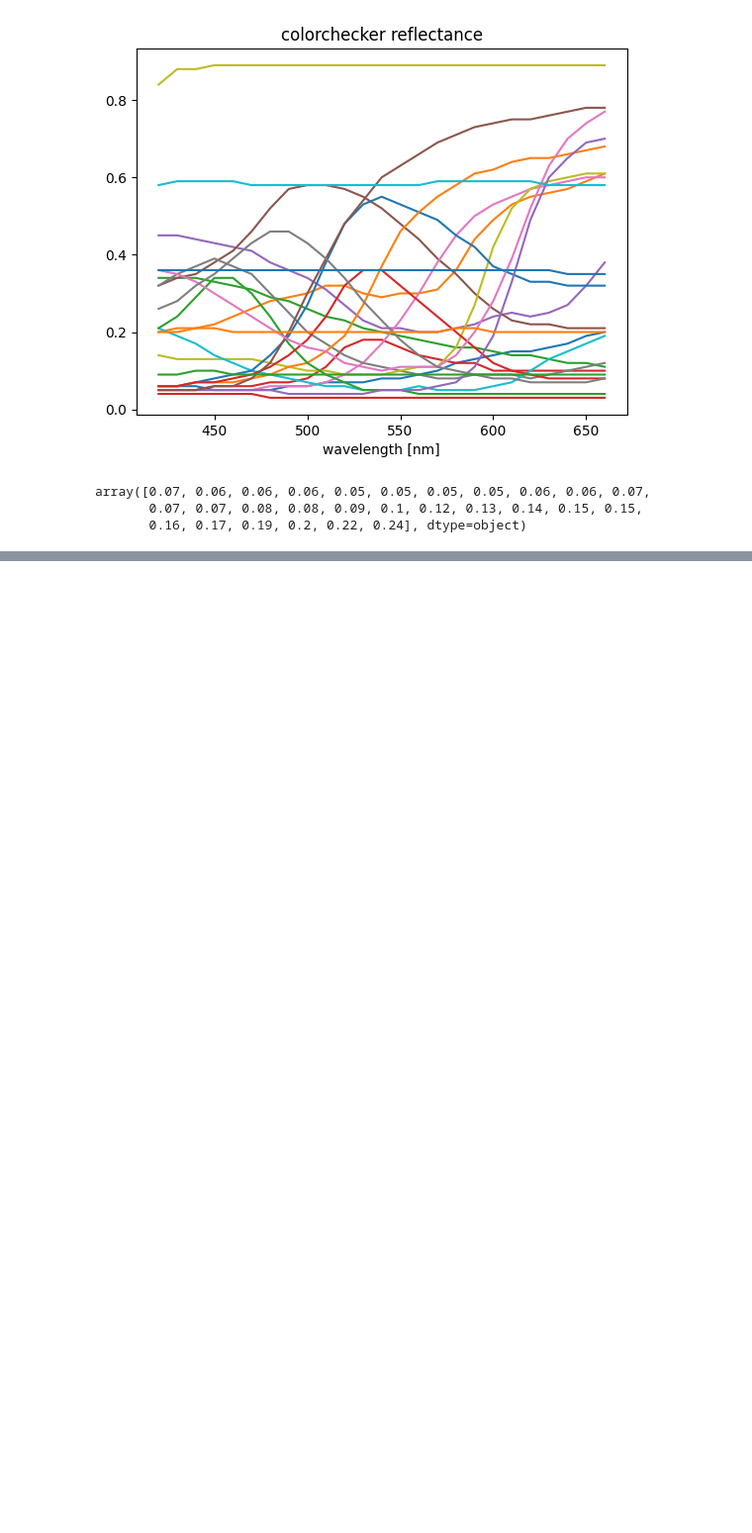
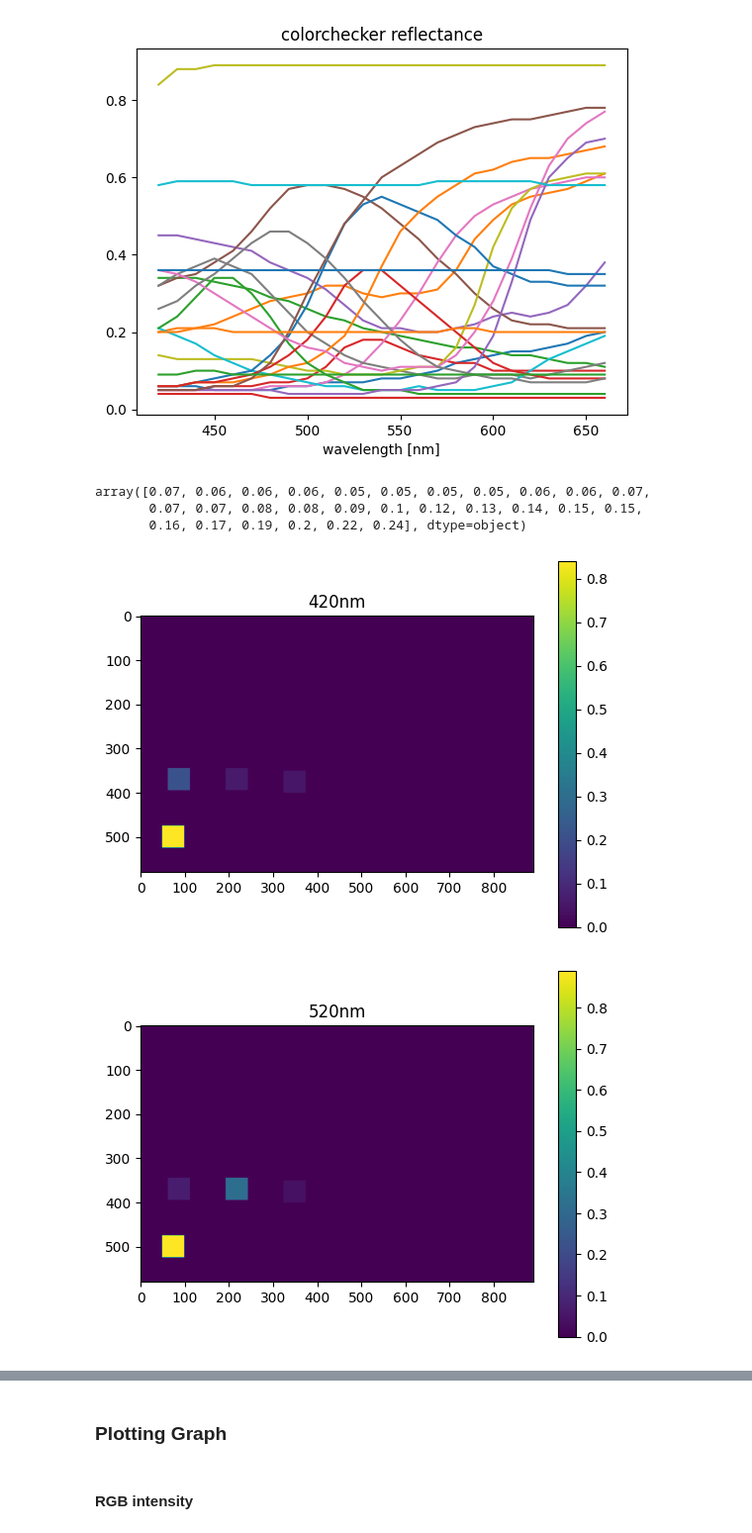
Before and after one commit to shshin1210/DSL, a Jupyter notebook: hyp_recon_patch_test.ipynb, the cells around one changed output, grey strips where cells are left out. Shown at 99% size. Cells and saved outputs as stored; diff of their text form; code cells hidden in the pictures; blank space fills up the shorter version.

Commit message:
hyp reflectance graph plotting test with simulation

```diff
--- a/hyp_recon_patch_test.ipynb
+++ b/hyp_recon_patch_test.ipynb
@@ -9,4 +9,7 @@ import matplotlib.patches as patches
 # arguments
 cam_H, cam_W = 580, 890
 wvls = np.arange(420, 670, 10)
-patch_size = 50
+patch_size = 25
+n_illum = 128
+n_patches = 4
+n_channel = 3
@@ -57,6 +62,9 @@ color_check_hyp_gt[center_pts[1,1]-patch_size:center_pts[1,1]+patch_size, center
 color_check_hyp_gt[center_pts[2,1]-patch_size:center_pts[2,1]+patch_size, center_pts[2,0]-patch_size:center_pts[2,0]+patch_size] = red
 color_check_hyp_gt[center_pts[3,1]-patch_size:center_pts[3,1]+patch_size, center_pts[3,0]-patch_size:center_pts[3,0]+patch_size] = white
 # %%
-for i in range(25):
+for i in range(0,25,10):
     plt.imshow(color_check_hyp_gt[:,:,i]), plt.colorbar(), plt.title("%snm"%wvls[i])
     plt.show()
+# %% [output]
+[figure, added]
+[figure, added]
@@ -63,2 +72,6 @@ for i in range(25):
 # %%
 np.save('color_check_hyp_gt.npy', color_check_hyp_gt)
+# %% [markdown]
+### Plotting Graph
+# %% [markdown]
+#### RGB intensity
```
Also changed, not shown: parts of 16 cells of this notebook, 1 other file.
